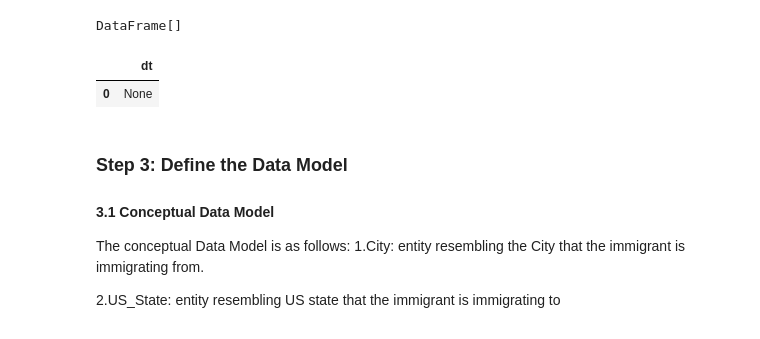
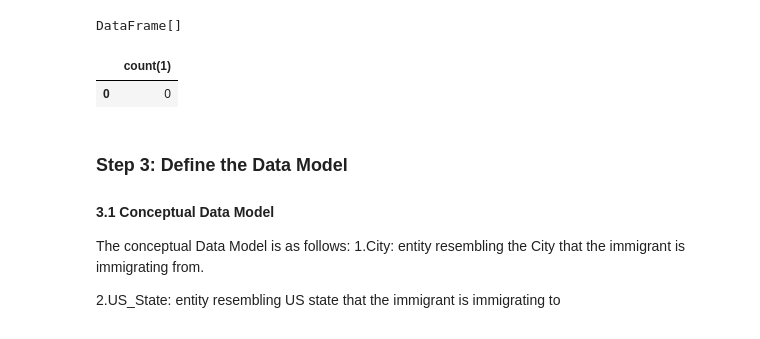
Before and after one commit to mismail22-cloud/Immigration-DWH-using-Spark, a Jupyter notebook: Capstone Project Template.ipynb, the cells around one changed output. Drawn from its saved outputs; the diff is of its cells as text; code cells hidden in the pictures.

```diff
--- a/Capstone Project Template.ipynb
+++ b/Capstone Project Template.ipynb
@@ -501,10 +509,10 @@ spark.sql(" create table stg_date as select date_add(cast(to_timestamp('01-01-19
 # %% [output]
 DataFrame[]
 # %%
-spark.sql("select * from stg_date where dt is null").toPandas()
+spark.sql("select count(*) from stg_date where dt is null").toPandas()
 # %% [output]
-|  | dt |
-| 0 | None |
+|  | count(1) |
+| 0 | 0 |
 # %% [markdown]
 ### Step 3: Define the Data Model
 #### 3.1 Conceptual Data Model
```
Also changed, not shown: parts of 44 cells of this notebook.
